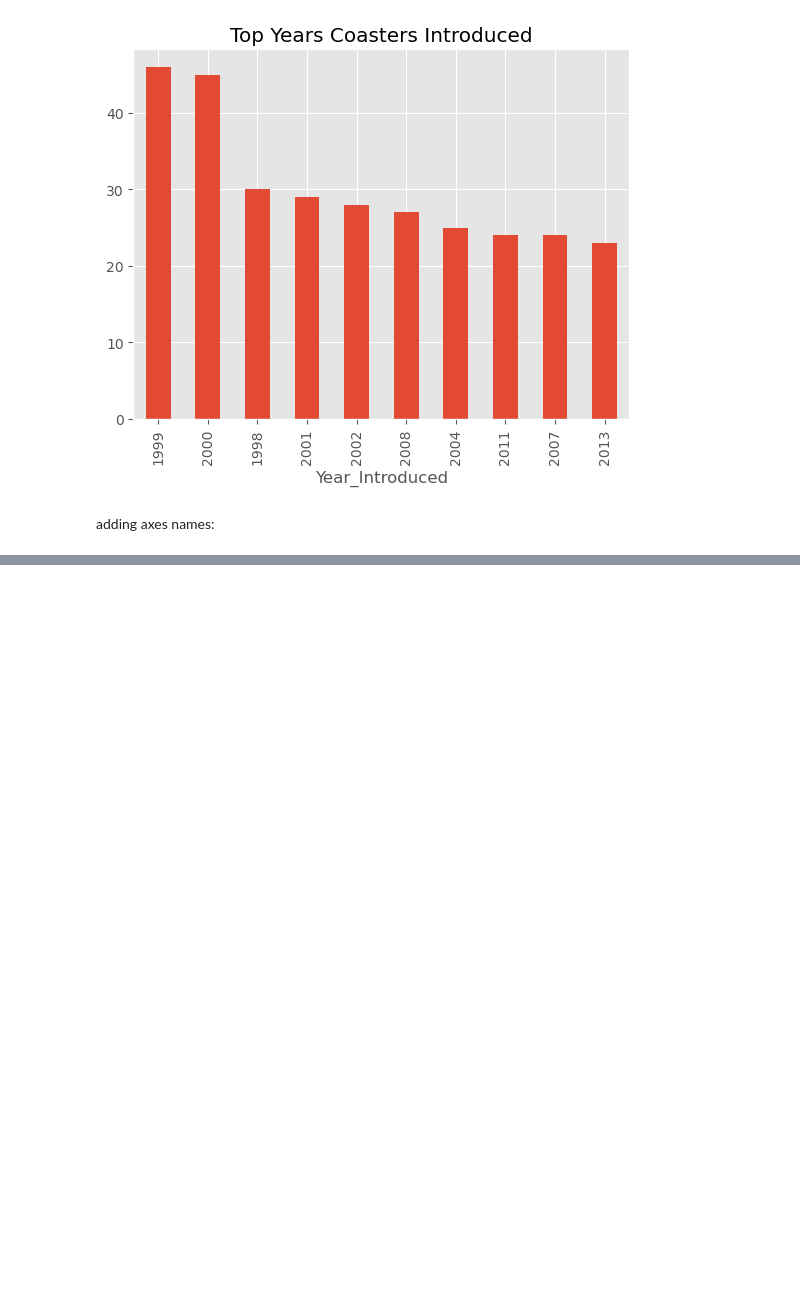
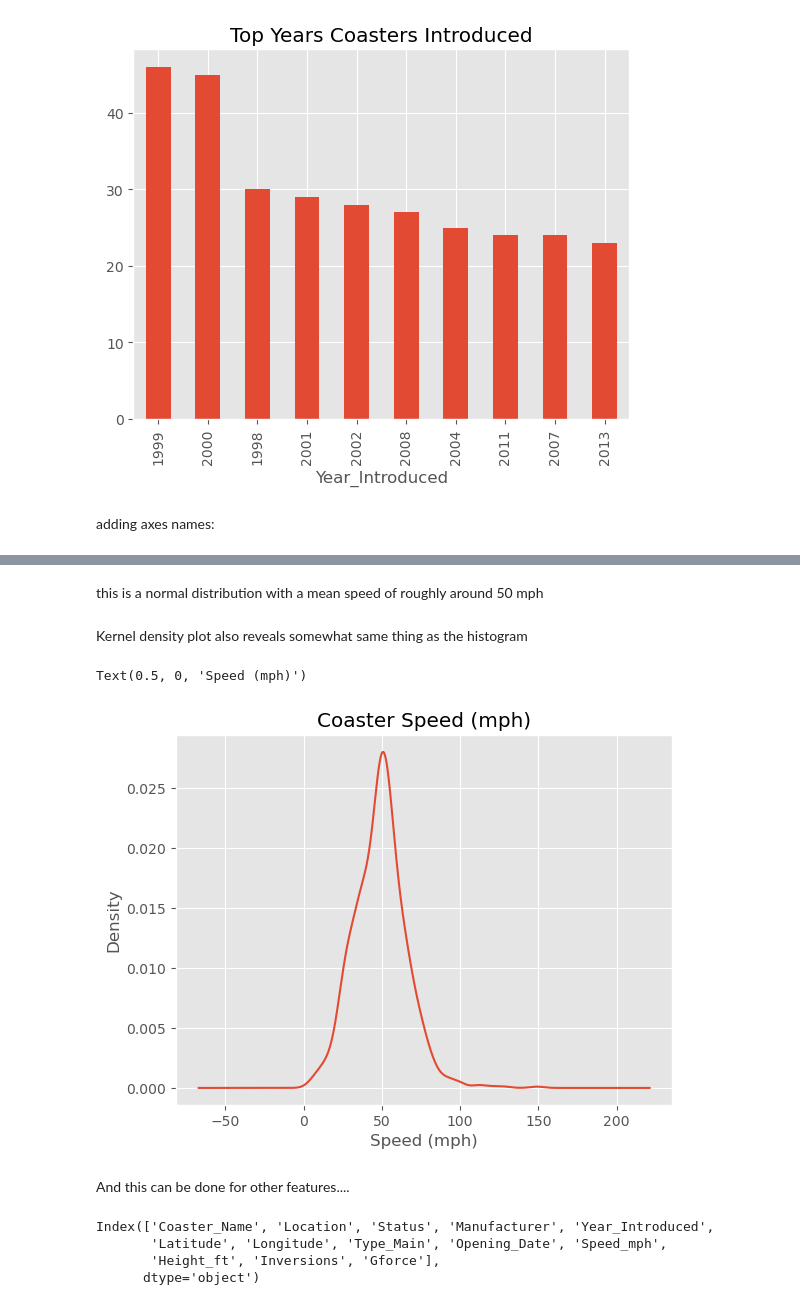
Before and after one commit to Omagbs/Exploratory-Data-Analysis, a Jupyter notebook: Roller Coasters EDA/Untitled.ipynb, the cells around one changed output, grey strips where cells are left out. Cells and saved outputs as stored; diff of their text form; code cells hidden in the pictures; blank space fills up the shorter version.

```diff
--- a/Roller Coasters EDA/Untitled.ipynb
+++ b/Roller Coasters EDA/Untitled.ipynb
@@ -488,0 +514,19 @@ ax.set_ylabel('Count')
+# %% [markdown]
+this is a normal distribution with a mean speed of roughly around 50 mph
+# %% [markdown]
+Kernel density plot also reveals somewhat same thing as the histogram
+# %%
+ax = df['Speed_mph'].plot(kind='kde', title = 'Coaster Speed (mph)')
+ax.set_xlabel('Speed (mph)')
+# %% [output]
+Text(0.5, 0, 'Speed (mph)')
+[figure, added]
+# %% [markdown]
+And this can be done for other features....
+# %%
+df.columns
+# %% [output]
+Index(['Coaster_Name', 'Location', 'Status', 'Manufacturer', 'Year_Introduced',
+       'Latitude', 'Longitude', 'Type_Main', 'Opening_Date', 'Speed_mph',
+       'Height_ft', 'Inversions', 'Gforce'],
+      dtype='object')
```
Also changed, not shown: parts of 20 cells of this notebook.
